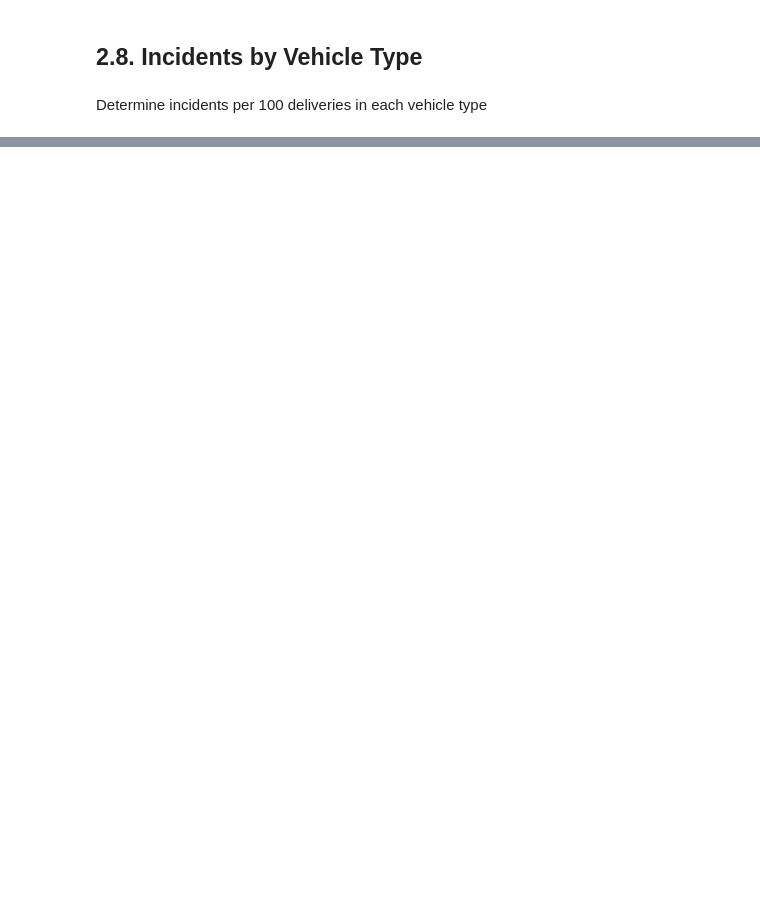
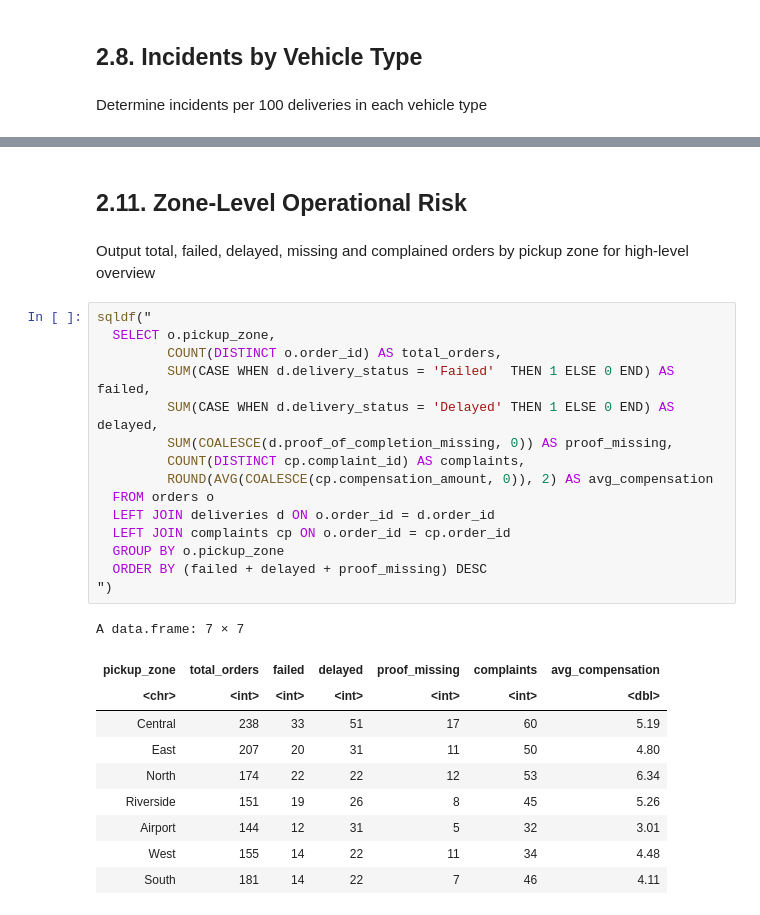
Before and after one commit to sachintha180/north-star-case-study, a Jupyter notebook: notebooks/2_sql_analysis.ipynb, the cells around one changed output, grey strips where cells are left out. Drawn from its saved outputs; the diff is of its cells as text; blank space fills up the shorter version.

```diff
--- a/notebooks/2_sql_analysis.ipynb
+++ b/notebooks/2_sql_analysis.ipynb
@@ -174,0 +314,30 @@ sqldf("
+# %% [markdown]
+## 2.11. Zone-Level Operational Risk
+# %% [markdown]
+Output total, failed, delayed, missing and complained orders by pickup zone for high-level overview
+# %%
+sqldf("
+  SELECT o.pickup_zone,
+         COUNT(DISTINCT o.order_id) AS total_orders,
+         SUM(CASE WHEN d.delivery_status = 'Failed'  THEN 1 ELSE 0 END) AS failed,
+         SUM(CASE WHEN d.delivery_status = 'Delayed' THEN 1 ELSE 0 END) AS delayed,
+         SUM(COALESCE(d.proof_of_completion_missing, 0)) AS proof_missing,
+         COUNT(DISTINCT cp.complaint_id) AS complaints,
+         ROUND(AVG(COALESCE(cp.compensation_amount, 0)), 2) AS avg_compensation
+  FROM orders o
+  LEFT JOIN deliveries d ON o.order_id = d.order_id
+  LEFT JOIN complaints cp ON o.order_id = cp.order_id
+  GROUP BY o.pickup_zone
+  ORDER BY (failed + delayed + proof_missing) DESC
+")
+# %% [output]
+A data.frame: 7 × 7
+| pickup_zone | total_orders | failed | delayed | proof_missing | complaints | avg_compensation |
+| <chr> | <int> | <int> | <int> | <int> | <int> | <dbl> |
+| Central | 238 | 33 | 51 | 17 | 60 | 5.19 |
+| East | 207 | 20 | 31 | 11 | 50 | 4.80 |
+| North | 174 | 22 | 22 | 12 | 53 | 6.34 |
+| Riverside | 151 | 19 | 26 | 8 | 45 | 5.26 |
+| Airport | 144 | 12 | 31 | 5 | 32 | 3.01 |
+| West | 155 | 14 | 22 | 11 | 34 | 4.48 |
+| South | 181 | 14 | 22 | 7 | 46 | 4.11 |
```
Also changed, not shown: parts of 13 cells of this notebook.
